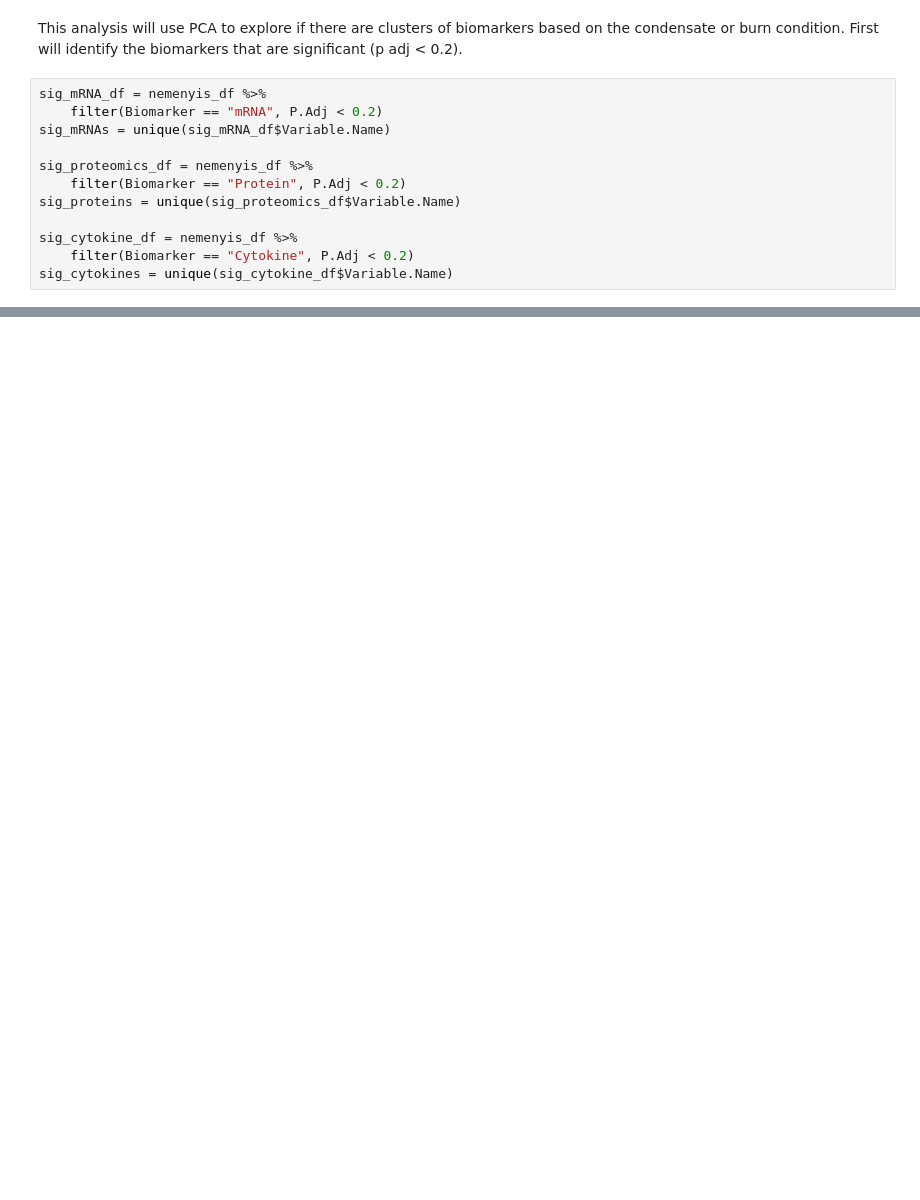
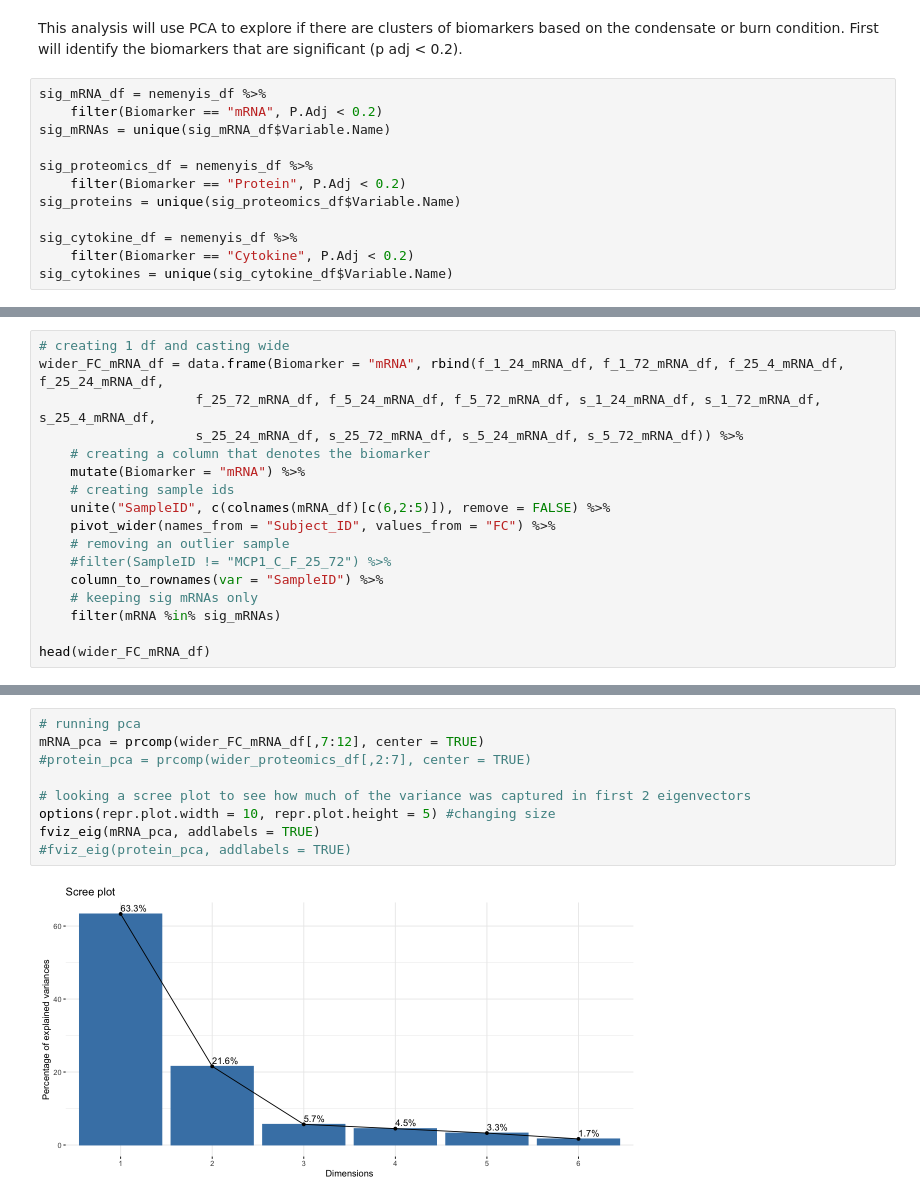
Before and after one commit to UNC-CEMALB/Burn-pit-smoke-condensate-mediated-toxicity-in-human-airway-epithelial-cells-, a Jupyter notebook: 3. Biomarker Cluster Analysis/Redo.ipynb, the cells around one changed output, grey strips where cells are left out. Cells and saved outputs as stored; diff of their text form; blank space fills up the shorter version.

```diff
--- a/3. Biomarker Cluster Analysis/Redo.ipynb
+++ b/3. Biomarker Cluster Analysis/Redo.ipynb
@@ -136,0 +218,17 @@ A tibble: 0 × 11
+# %%
+# creating 1 df and casting wide
+wider_FC_mRNA_df = data.frame(Biomarker = "mRNA", rbind(f_1_24_mRNA_df, f_1_72_mRNA_df, f_25_4_mRNA_df, f_25_24_mRNA_df,
+                    f_25_72_mRNA_df, f_5_24_mRNA_df, f_5_72_mRNA_df, s_1_24_mRNA_df, s_1_72_mRNA_df, s_25_4_mRNA_df,
+                    s_25_24_mRNA_df, s_25_72_mRNA_df, s_5_24_mRNA_df, s_5_72_mRNA_df)) %>%
+    # creating a column that denotes the biomarker
+    mutate(Biomarker = "mRNA") %>%
+    # creating sample ids
+    unite("SampleID", c(colnames(mRNA_df)[c(6,2:5)]), remove = FALSE) %>%
+    pivot_wider(names_from = "Subject_ID", values_from = "FC") %>%
+    # removing an outlier sample
+    #filter(SampleID != "MCP1_C_F_25_72") %>%
+    column_to_rownames(var = "SampleID") %>%
+    # keeping sig mRNAs only
+    filter(mRNA %in% sig_mRNAs)
+
+head(wider_FC_mRNA_df)
@@ -136,0 +245,11 @@ A tibble: 0 × 11
+# %%
+# running pca
+mRNA_pca = prcomp(wider_FC_mRNA_df[,7:12], center = TRUE)
+#protein_pca = prcomp(wider_proteomics_df[,2:7], center = TRUE)
+
+# looking a scree plot to see how much of the variance was captured in first 2 eigenvectors
+options(repr.plot.width = 10, repr.plot.height = 5) #changing size
+fviz_eig(mRNA_pca, addlabels = TRUE)
+#fviz_eig(protein_pca, addlabels = TRUE)
+# %% [output]
+[figure, added]
```
Also changed, not shown: parts of 10 cells of this notebook.
